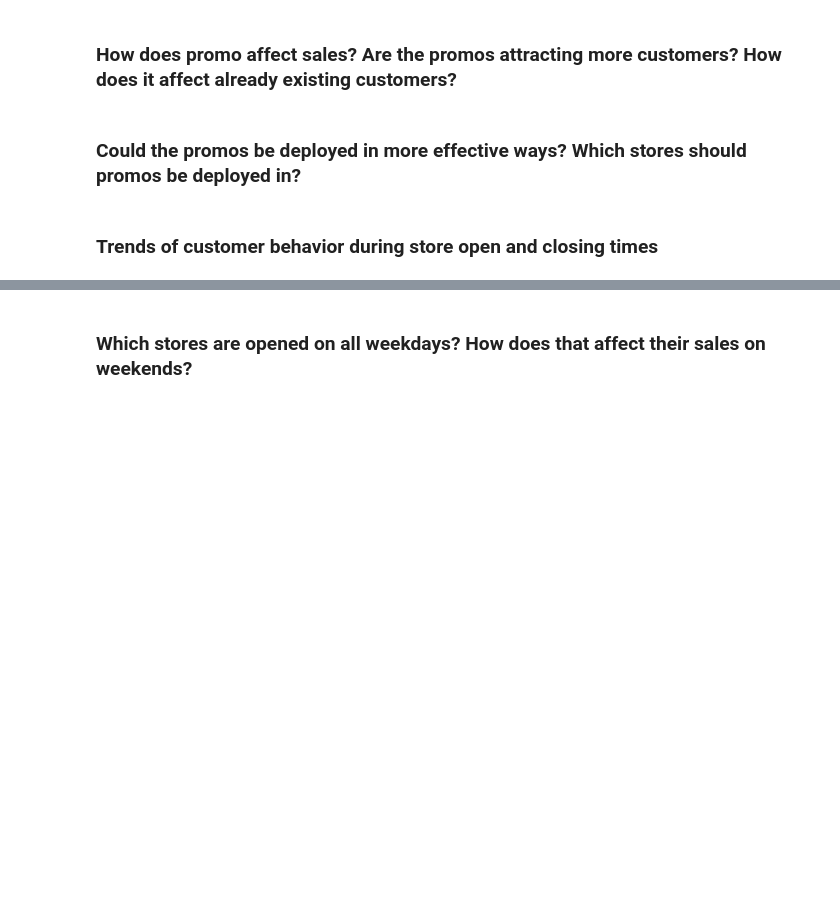
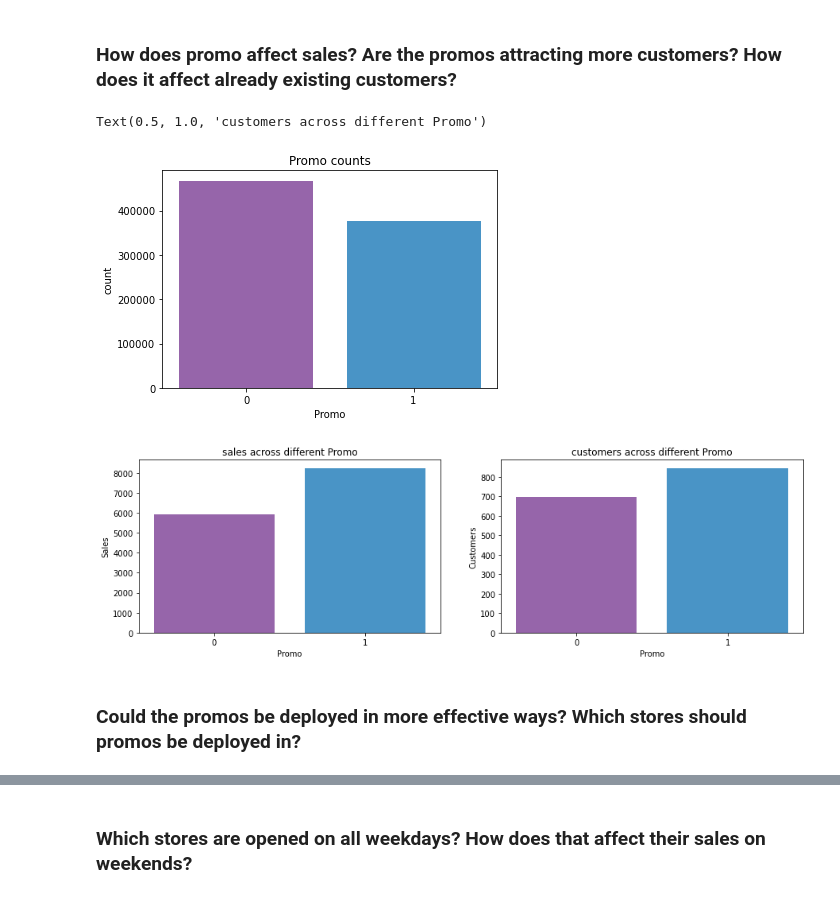
Before and after one commit to eyerus21/Rossmann-Store-Sales-Prediction, a Jupyter notebook: Notebooks/Rossmann_store_sales.ipynb, the cells around one changed output, grey strips where cells are left out. Saved outputs shown, nothing was run; the diff lists cells and outputs as text; code cells hidden in the pictures; blank space fills up the shorter version.

```diff
--- a/Notebooks/Rossmann_store_sales.ipynb
+++ b/Notebooks/Rossmann_store_sales.ipynb
@@ -293,7 +339,19 @@ corr_S_P.corr()
 | Customers | 0.823597 | 1.000000 |
 # %% [markdown]
 ### How does promo affect sales? Are the promos attracting more customers? How does it affect already existing customers?
+# %%
+
+#Promo
+flatui = ["#9b59b6", "#3498db", "#95a5a6", "#e74c3c", "#34495e", "#2ecc71"]
+sns.countplot(x='Promo', data=df_train, palette = flatui).set_title('Promo counts')
+
+fig, (axis1,axis2) = plt.subplots(1,2,figsize=(15,4))
+
+sns.barplot(x='Promo', y='Sales', data=df_train ,palette = flatui, ax=axis1).set_title('sales across different Promo')
+sns.barplot(x='Promo', y='Customers', data=df_train, ax=axis2,  palette = flatui).set_title('customers across different Promo')
+# %% [output]
+Text(0.5, 1.0, 'customers across different Promo')
+[figure, added]
+[figure, added]
 # %% [markdown]
 ### Could the promos be deployed in more effective ways? Which stores should promos be deployed in?
-# %% [markdown]
-### Trends of customer behavior during store open and closing times
```
Also changed, not shown: parts of 30 cells of this notebook.
